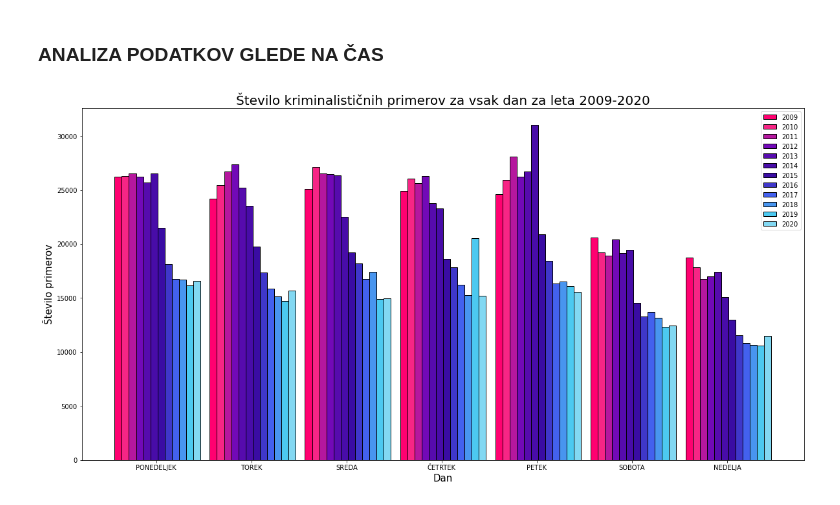
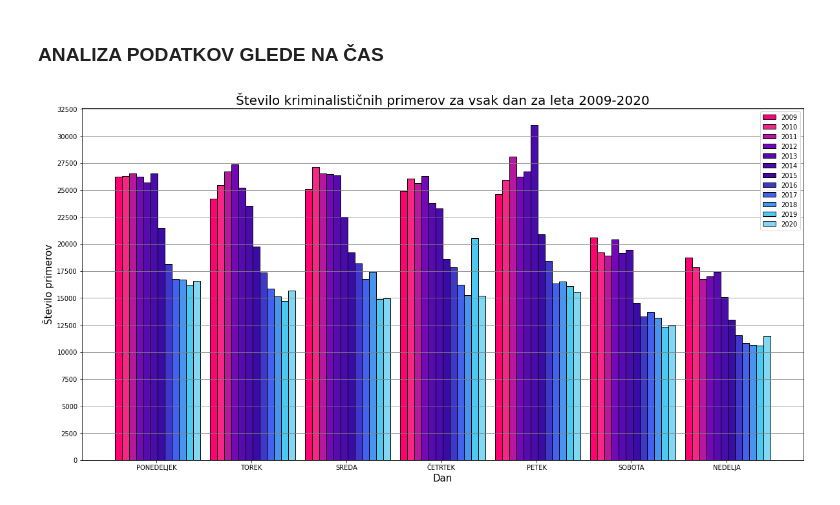
Before and after one commit to Nik-tech-cloud/PR22NGAMZ, a Jupyter notebook: seminar.ipynb, the cells around one changed output. Drawn from its saved outputs; the diff is of its cells as text; code cells hidden in the pictures.

```diff
--- a/seminar.ipynb
+++ b/seminar.ipynb
@@ -72,34 +72,35 @@ time_dataframes = {k:v for k,v in dataframes.items()}
 
 y_list = []
 
-for value in time_dataframes.values():
-    df1 = copy(value)
-
+for key, value in time_dataframes.items():
+    df1 = copy(time_dataframes[key])
     df1['MesecStoritve'] = df1['MesecStoritve'].apply(lambda x: str(x)[:-4]+'.'+str(x)[-4:])
     df1['MesecStoritve'] =  pd.to_datetime(df1['MesecStoritve'], format='%m.%Y')
 
     dnevi = df1['DanVTednu'].value_counts()
     y_list.append([dnevi.PONEDELJEK, dnevi.TOREK, dnevi.SREDA, dnevi.ČETRTEK, dnevi.PETEK, dnevi.SOBOTA, dnevi.NEDELJA])
 
 width = 0.9/len(y_list)
 
 plt.figure(figsize=(20,10))
 
 colors = ['#FF0170', '#F72585', '#B5179E', '#7209B7', '#560BAD', '#480CA8', '#3A0CA3', '#3F37C9', '#4361EE', '#4895EF', '#4CC9F0', '#82D8F2']
 
 for i in range(len(y_list)):
     color = colors[i]
     n=len(y_list[i])
     r = np.arange(n)
     plt.bar(r+width*i, y_list[i], color = color,
         width = width, edgecolor = 'black',
         label=str(2009+i))
 
 plt.xticks(r+0.4, ['PONEDELJEK', 'TOREK', 'SREDA', 'ČETRTEK', 'PETEK', 'SOBOTA', 'NEDELJA'])
 plt.title('Število kriminalističnih primerov za vsak dan za leta 2009-2020', fontsize=20)
 plt.xlabel('Dan', fontsize=15)
 plt.ylabel('Število primerov', fontsize=15)
 plt.legend()
+plt.grid(axis='y', color='gray')
+plt.yticks(np.arange(0, 35000, step=2500))
 plt.show()
 # %% [output]
-[figure, old version]
+[figure, new version]
```
